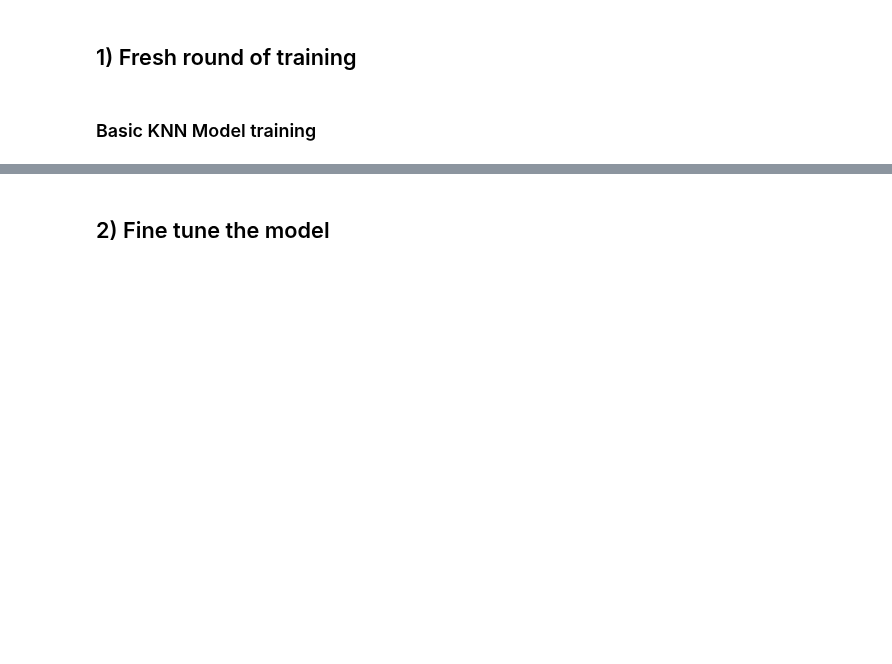
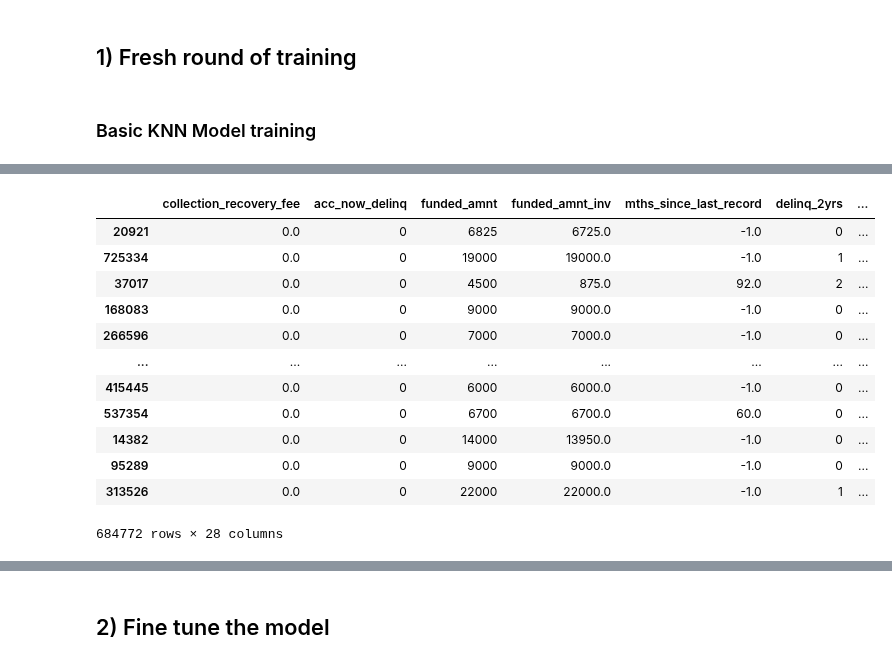
Before and after one commit to Darrel-Koh/Credit_Risk_Analysis, a Jupyter notebook: Group4_Assignment1.ipynb, the cells around one changed output, grey strips where cells are left out. Cells and saved outputs as stored; diff of their text form; code cells hidden in the pictures; blank space fills up the shorter version.

```diff
--- a/Group4_Assignment1.ipynb
+++ b/Group4_Assignment1.ipynb
@@ -461,14 +510,16 @@ X_before_transformed = df[selected_features]
 y = df['default_ind']
 # %% [markdown]
 ### StratifiedShuffleSplit Sampling
+# %%
+before_X_train, before_X_test, before_y_train, before_y_test = StratifiedSampling(X_before_transformed, y)
 # %%
-# Instantiate the StratifiedShuffleSplit object
-stratified_shuffle_split = StratifiedShuffleSplit(n_splits=1, test_size=0.2, random_state=42)
+# # Instantiate the StratifiedShuffleSplit object
+# stratified_shuffle_split = StratifiedShuffleSplit(n_splits=1, test_size=0.2, random_state=42)
 
-# Perform the split and obtain the indices for training and testing sets
-for train_index, test_index in stratified_shuffle_split.split(X_before_transformed, y):
-    before_X_train, before_X_test = X_before_transformed.iloc[train_index], X_before_transformed.iloc[test_index]
-    before_y_train, before_y_test = y.iloc[train_index], y.iloc[test_index]
+# # Perform the split and obtain the indices for training and testing sets
+# for train_index, test_index in stratified_shuffle_split.split(X_before_transformed, y):
+#     before_X_train, before_X_test = X_before_transformed.iloc[train_index], X_before_transformed.iloc[test_index]
+#     before_y_train, before_y_test = y.iloc[train_index], y.iloc[test_index]
 # %% [markdown]
 #### Visualisation of Test and Train shape
 # %%
@@ -518,0 +626,16 @@ print("Balanced_y_test shape:", Balanced_y_test.shape)
+# %%
+before_X_train
+# %% [output]
+|  | collection_recovery_fee | acc_now_delinq | funded_amnt | funded_amnt_inv | mths_since_last_record | delinq_2yrs | ... |
+| 20921 | 0.0 | 0 | 6825 | 6725.0 | -1.0 | 0 | ... |
+| 725334 | 0.0 | 0 | 19000 | 19000.0 | -1.0 | 1 | ... |
+| 37017 | 0.0 | 0 | 4500 | 875.0 | 92.0 | 2 | ... |
+| 168083 | 0.0 | 0 | 9000 | 9000.0 | -1.0 | 0 | ... |
+| 266596 | 0.0 | 0 | 7000 | 7000.0 | -1.0 | 0 | ... |
+| ... | ... | ... | ... | ... | ... | ... | ... |
+| 415445 | 0.0 | 0 | 6000 | 6000.0 | -1.0 | 0 | ... |
+| 537354 | 0.0 | 0 | 6700 | 6700.0 | 60.0 | 0 | ... |
+| 14382 | 0.0 | 0 | 14000 | 13950.0 | -1.0 | 0 | ... |
+| 95289 | 0.0 | 0 | 9000 | 9000.0 | -1.0 | 0 | ... |
+| 313526 | 0.0 | 0 | 22000 | 22000.0 | -1.0 | 1 | ... |
+684772 rows × 28 columns
```
Also changed, not shown: parts of 18 cells of this notebook.
